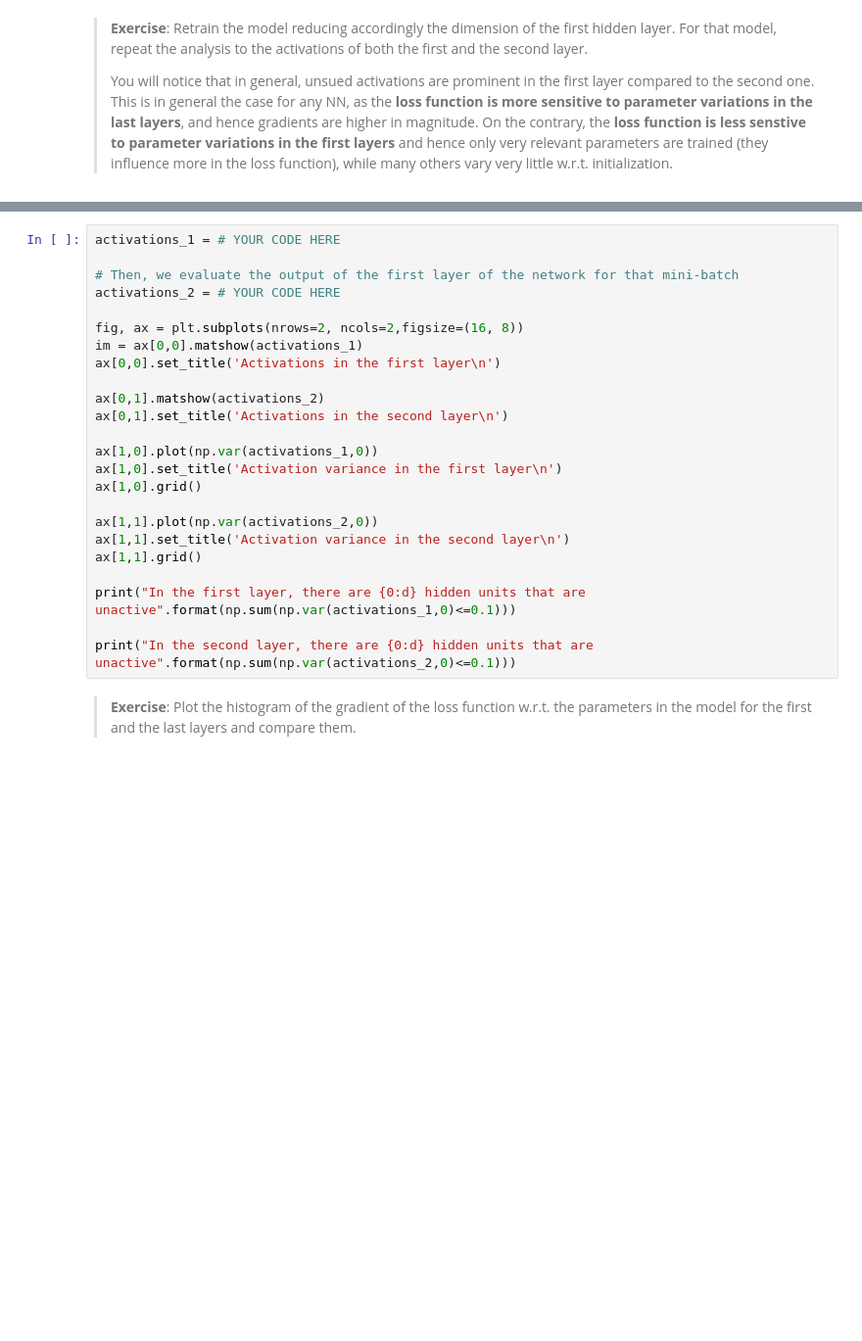
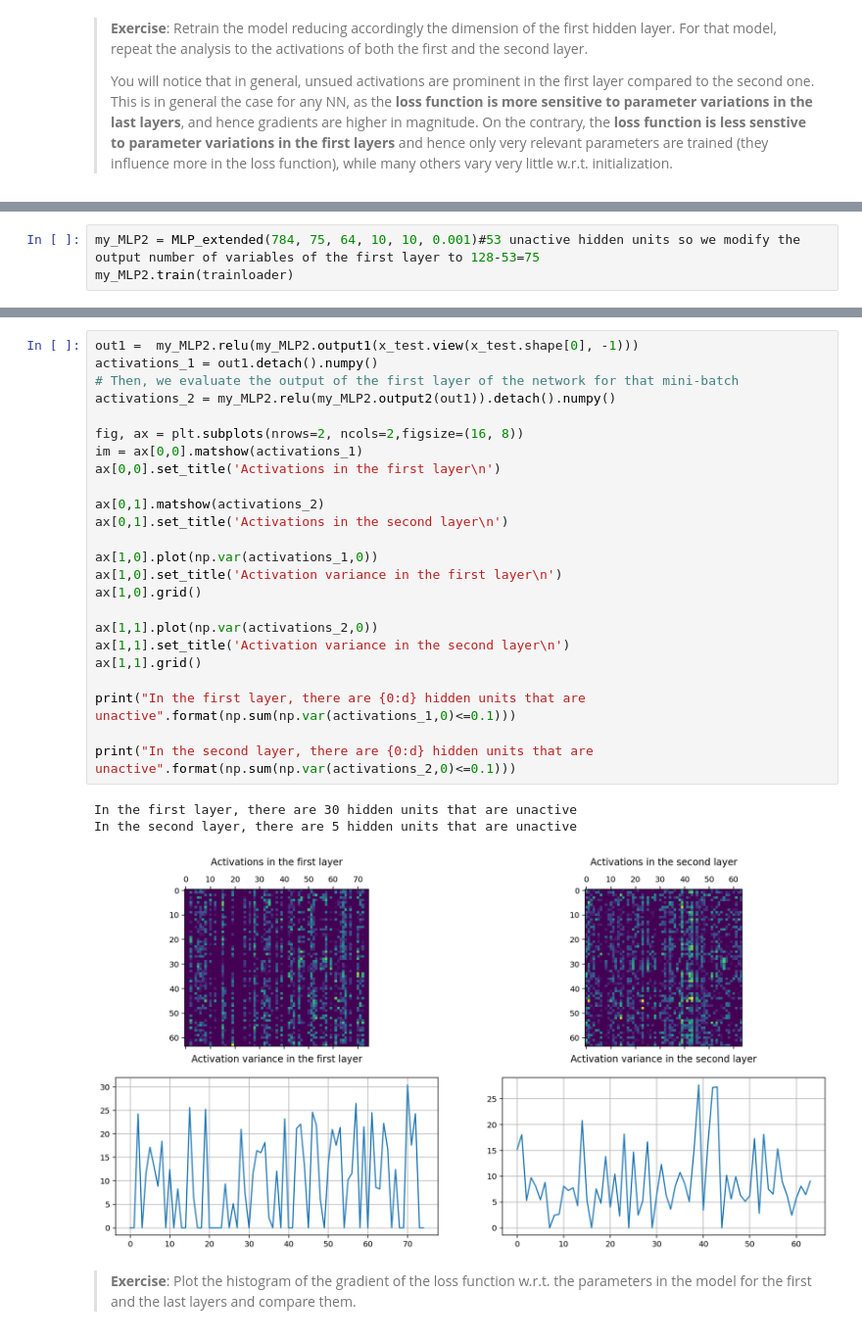
Before and after one commit to boscodeeromeu/NN, a Jupyter notebook: STUDENT_Lab_2_Part_1.ipynb, the cells around one changed output, grey strips where cells are left out. Shown at 98% size. Cells and saved outputs as stored; diff of their text form; blank space fills up the shorter version.

```diff
--- a/STUDENT_Lab_2_Part_1.ipynb
+++ b/STUDENT_Lab_2_Part_1.ipynb
@@ -341,0 +466,3 @@ print("There are {0:d} hidden units that are unactive".format(np.sum(np.var(acti
+# %%
+my_MLP2 = MLP_extended(784, 75, 64, 10, 10, 0.001)#53 unactive hidden units so we modify the output number of variables of the first layer to 128-53=75
+my_MLP2.train(trainloader)
@@ -342,27 +480,31 @@ print("There are {0:d} hidden units that are unactive".format(np.sum(np.var(acti
 # %%
-activations_1 = # YOUR CODE HERE
-
+out1 =  my_MLP2.relu(my_MLP2.output1(x_test.view(x_test.shape[0], -1)))
+activations_1 = out1.detach().numpy()
 # Then, we evaluate the output of the first layer of the network for that mini-batch
-activations_2 = # YOUR CODE HERE
+activations_2 = my_MLP2.relu(my_MLP2.output2(out1)).detach().numpy()
 
 fig, ax = plt.subplots(nrows=2, ncols=2,figsize=(16, 8))
 im = ax[0,0].matshow(activations_1)
 ax[0,0].set_title('Activations in the first layer\n')
 
 ax[0,1].matshow(activations_2)
 ax[0,1].set_title('Activations in the second layer\n')
 
 ax[1,0].plot(np.var(activations_1,0))
 ax[1,0].set_title('Activation variance in the first layer\n')
 ax[1,0].grid()
 
 ax[1,1].plot(np.var(activations_2,0))
 ax[1,1].set_title('Activation variance in the second layer\n')
 ax[1,1].grid()
 
 print("In the first layer, there are {0:d} hidden units that are unactive".format(np.sum(np.var(activations_1,0)<=0.1)))
 
 print("In the second layer, there are {0:d} hidden units that are unactive".format(np.sum(np.var(activations_2,0)<=0.1)))
+# %% [output]
+In the first layer, there are 30 hidden units that are unactive
+In the second layer, there are 5 hidden units that are unactive
+[figure, added]
 # %% [markdown]
 > **Exercise**: Plot the histogram of the gradient of the loss function w.r.t. the parameters in the model for the first and the last layers and compare them.
 # %%
```
Also changed, not shown: parts of 24 cells of this notebook.
